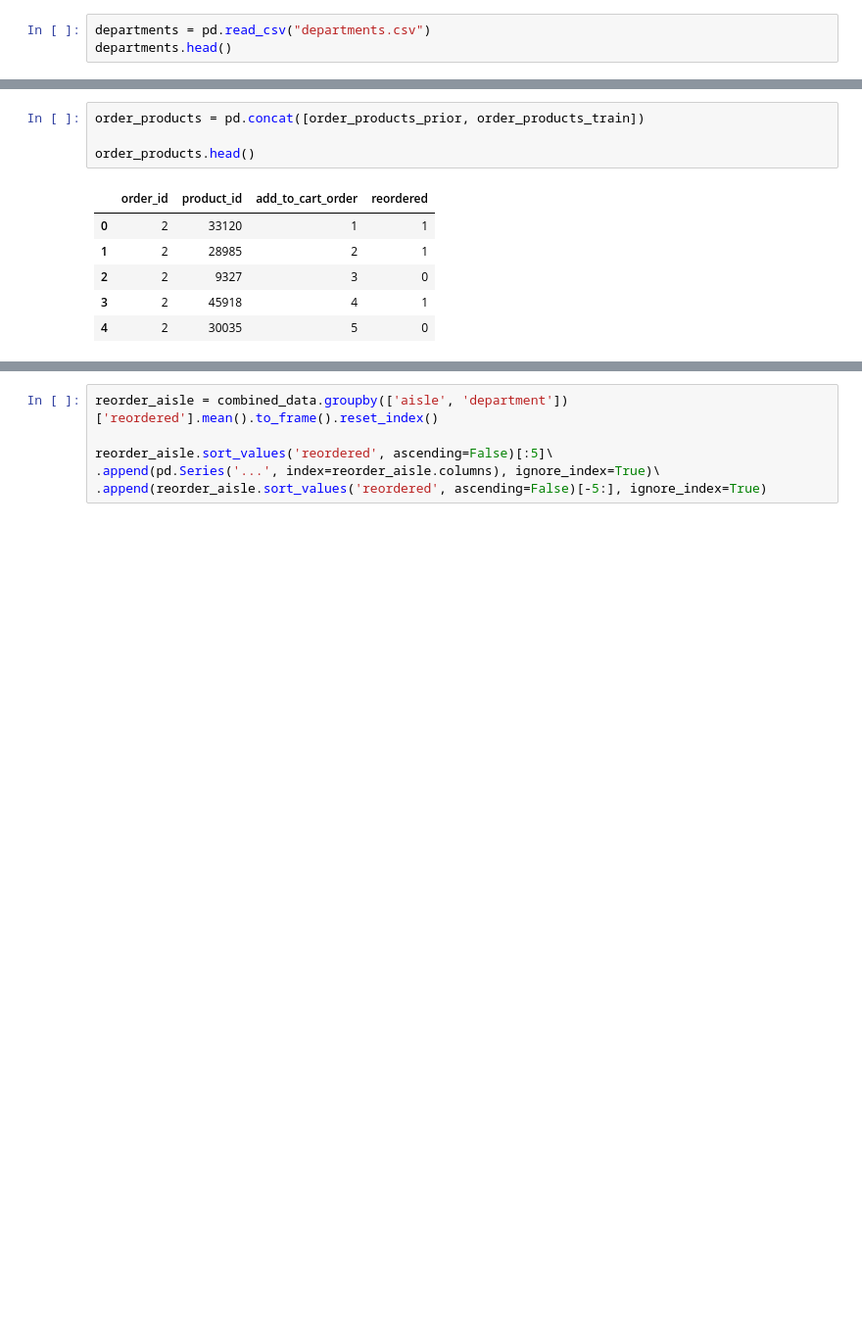
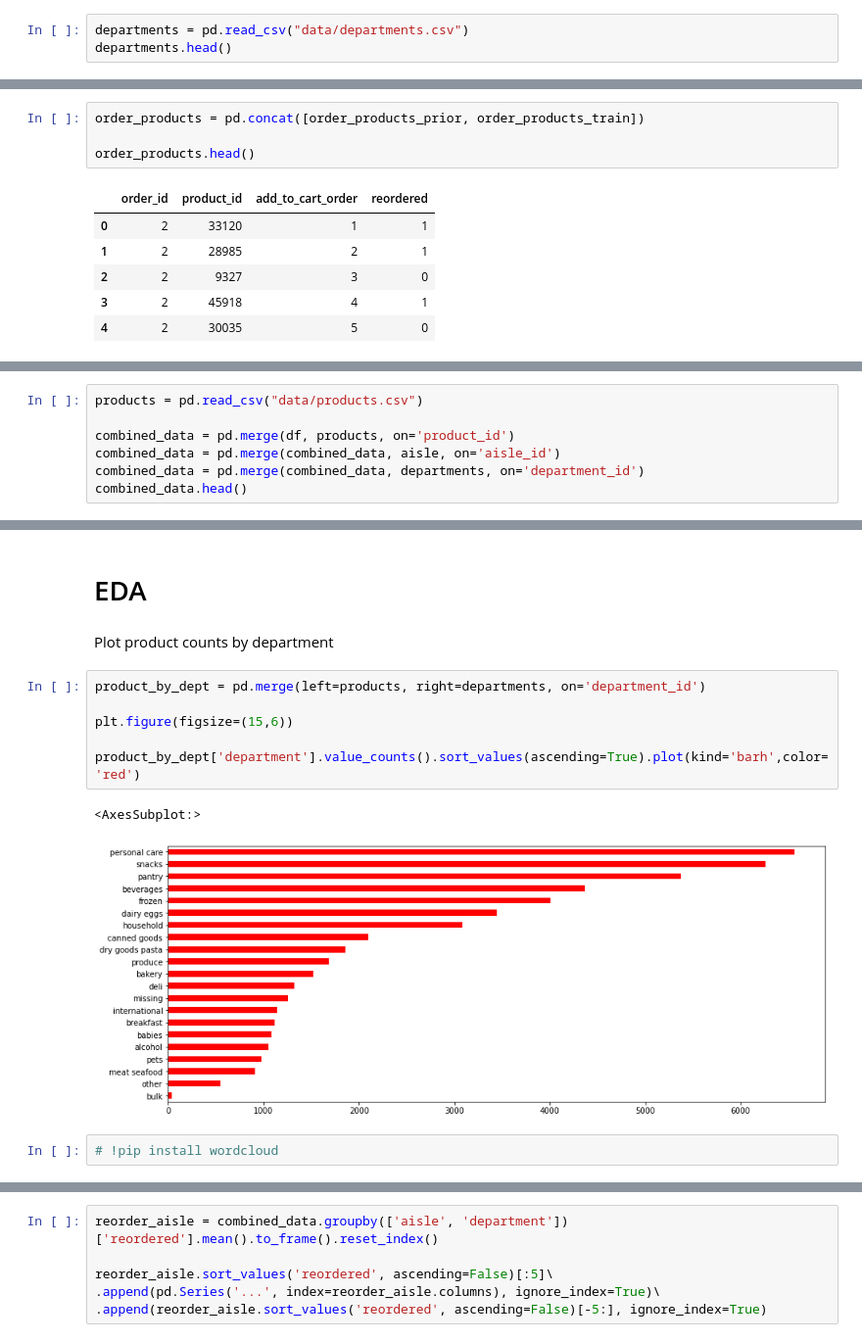
Before and after one commit to srpanchal/Instacart-Market-Basket-Analysis, a Jupyter notebook: Instacart.ipynb, the cells around one changed output, grey strips where cells are left out. Shown at 98% size. Cells and saved outputs as stored; diff of their text form; blank space fills up the shorter version.

```diff
--- a/Instacart.ipynb
+++ b/Instacart.ipynb
@@ -24,7 +35,7 @@ aisle.head()
 | 3 | 4 | instant foods |
 | 4 | 5 | marinades meat preparation |
 # %%
-departments = pd.read_csv("departments.csv")
+departments = pd.read_csv("data/departments.csv")
 departments.head()
 # %% [output]
 |  | department_id | department |
@@ -100,0 +112,7 @@ df.head()
+# %%
+products = pd.read_csv("data/products.csv")
+
+combined_data = pd.merge(df, products, on='product_id')
+combined_data = pd.merge(combined_data, aisle, on='aisle_id')
+combined_data = pd.merge(combined_data, departments, on='department_id')
+combined_data.head()
@@ -100,0 +126,15 @@ df.head()
+# %% [markdown]
+# EDA
+# %% [markdown]
+Plot product counts by department
+# %%
+product_by_dept = pd.merge(left=products, right=departments, on='department_id')
+
+plt.figure(figsize=(15,6))
+
+product_by_dept['department'].value_counts().sort_values(ascending=True).plot(kind='barh',color='red')
+# %% [output]
+<AxesSubplot:>
+[figure, added]
+# %%
+# !pip install wordcloud
```
Also changed, not shown: parts of 32 cells of this notebook.
